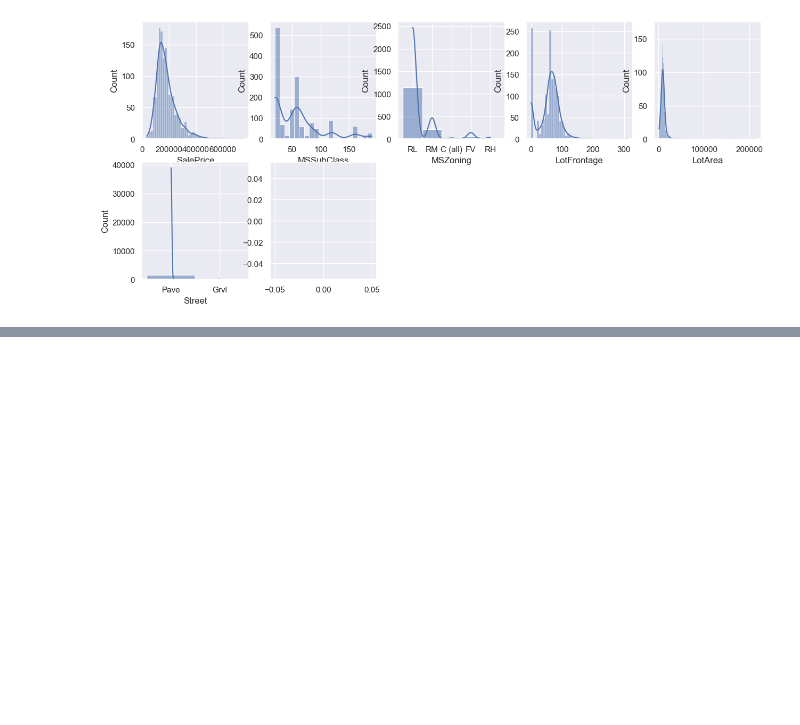
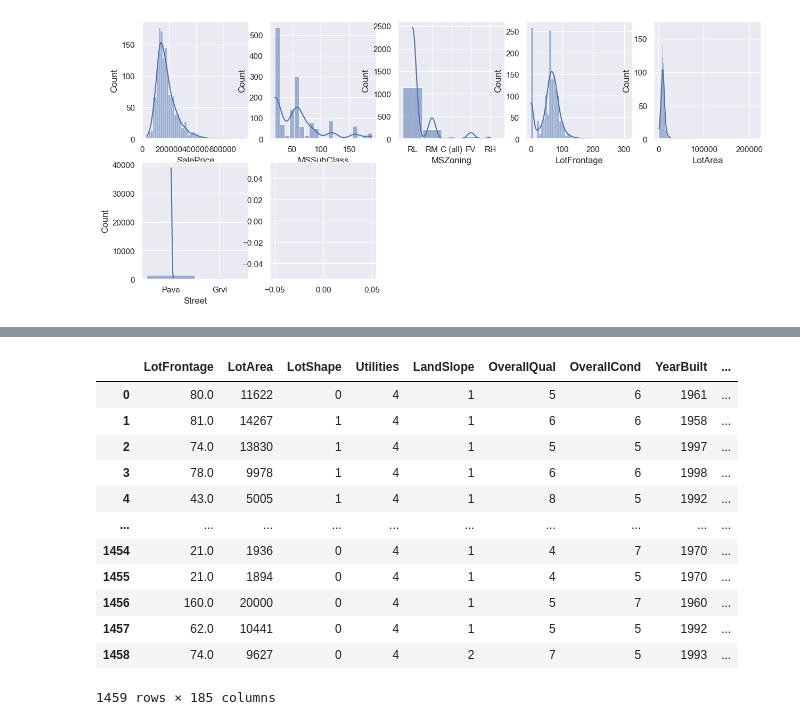
Before and after one commit to Marlon-Orrego/Analisis_Predictivo, a Jupyter notebook: Trabajo3_ValeriaMondragón_MarlonOrrego.ipynb, the cells around one changed output, grey strips where cells are left out. Cells and saved outputs as stored; diff of their text form; code cells hidden in the pictures; blank space fills up the shorter version.

```diff
--- a/Trabajo3_ValeriaMondragón_MarlonOrrego.ipynb
+++ b/Trabajo3_ValeriaMondragón_MarlonOrrego.ipynb
@@ -429,0 +425,4 @@ No artists with labels found to put in legend.  Note that artists whose label st
+# %%
+cols = ['LotFrontage','MasVnrArea','BsmtFinSF1','BsmtFinSF2','BsmtUnfSF','TotalBsmtSF','BsmtFullBath','BsmtHalfBath',
+       'GarageCars','GarageArea']
+df_test[cols] = df_test[cols].fillna(0)
@@ -429,0 +550,18 @@ No artists with labels found to put in legend.  Note that artists whose label st
+# %%
+#drop Id column
+data_test_clean = dt4.drop(columns='Id')
+data_test_clean
+# %% [output]
+|  | LotFrontage | LotArea | LotShape | Utilities | LandSlope | OverallQual | OverallCond | YearBuilt | ... |
+| 0 | 80.0 | 11622 | 0 | 4 | 1 | 5 | 6 | 1961 | ... |
+| 1 | 81.0 | 14267 | 1 | 4 | 1 | 6 | 6 | 1958 | ... |
+| 2 | 74.0 | 13830 | 1 | 4 | 1 | 5 | 5 | 1997 | ... |
+| 3 | 78.0 | 9978 | 1 | 4 | 1 | 6 | 6 | 1998 | ... |
+| 4 | 43.0 | 5005 | 1 | 4 | 1 | 8 | 5 | 1992 | ... |
+| ... | ... | ... | ... | ... | ... | ... | ... | ... | ... |
+| 1454 | 21.0 | 1936 | 0 | 4 | 1 | 4 | 7 | 1970 | ... |
+| 1455 | 21.0 | 1894 | 0 | 4 | 1 | 4 | 5 | 1970 | ... |
+| 1456 | 160.0 | 20000 | 0 | 4 | 1 | 5 | 7 | 1960 | ... |
+| 1457 | 62.0 | 10441 | 0 | 4 | 1 | 5 | 5 | 1992 | ... |
+| 1458 | 74.0 | 9627 | 0 | 4 | 2 | 7 | 5 | 1993 | ... |
+1459 rows × 185 columns
```
Also changed, not shown: parts of 60 cells of this notebook.
